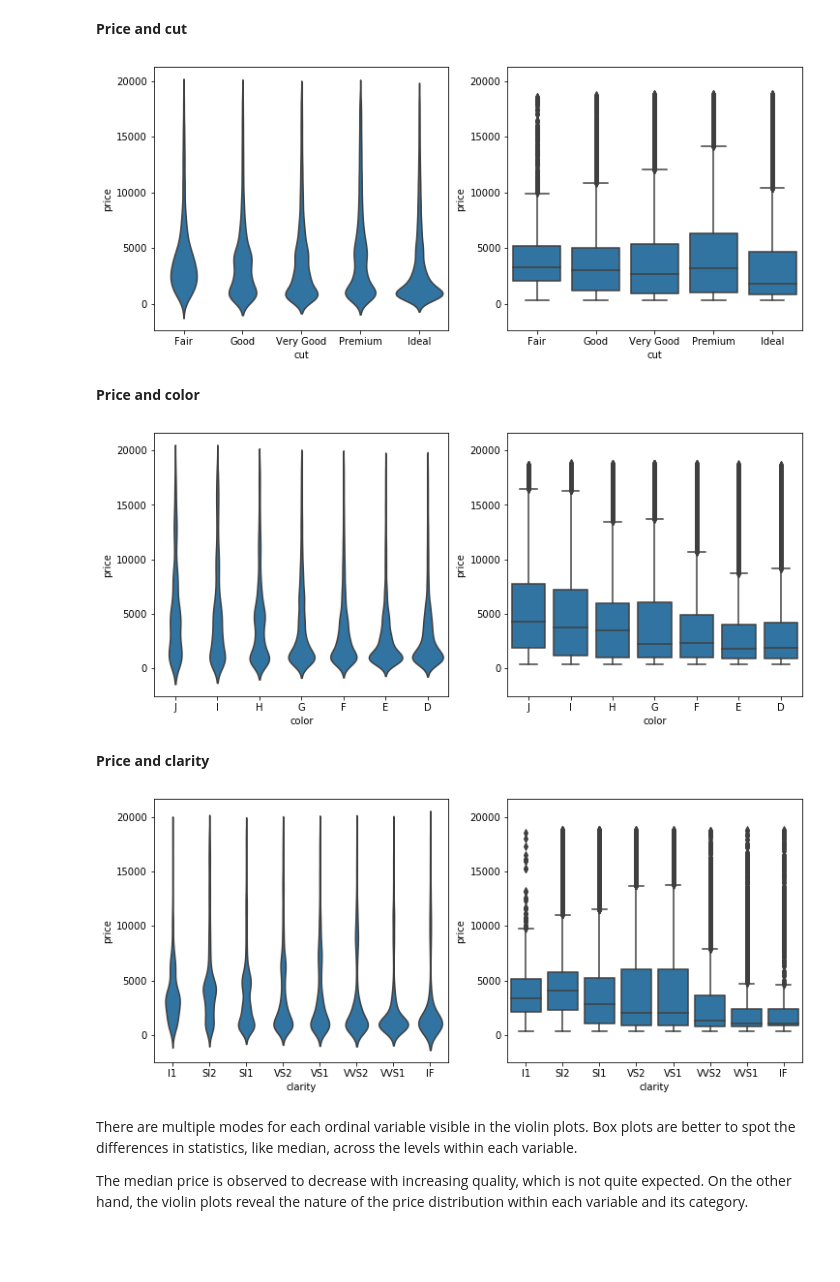
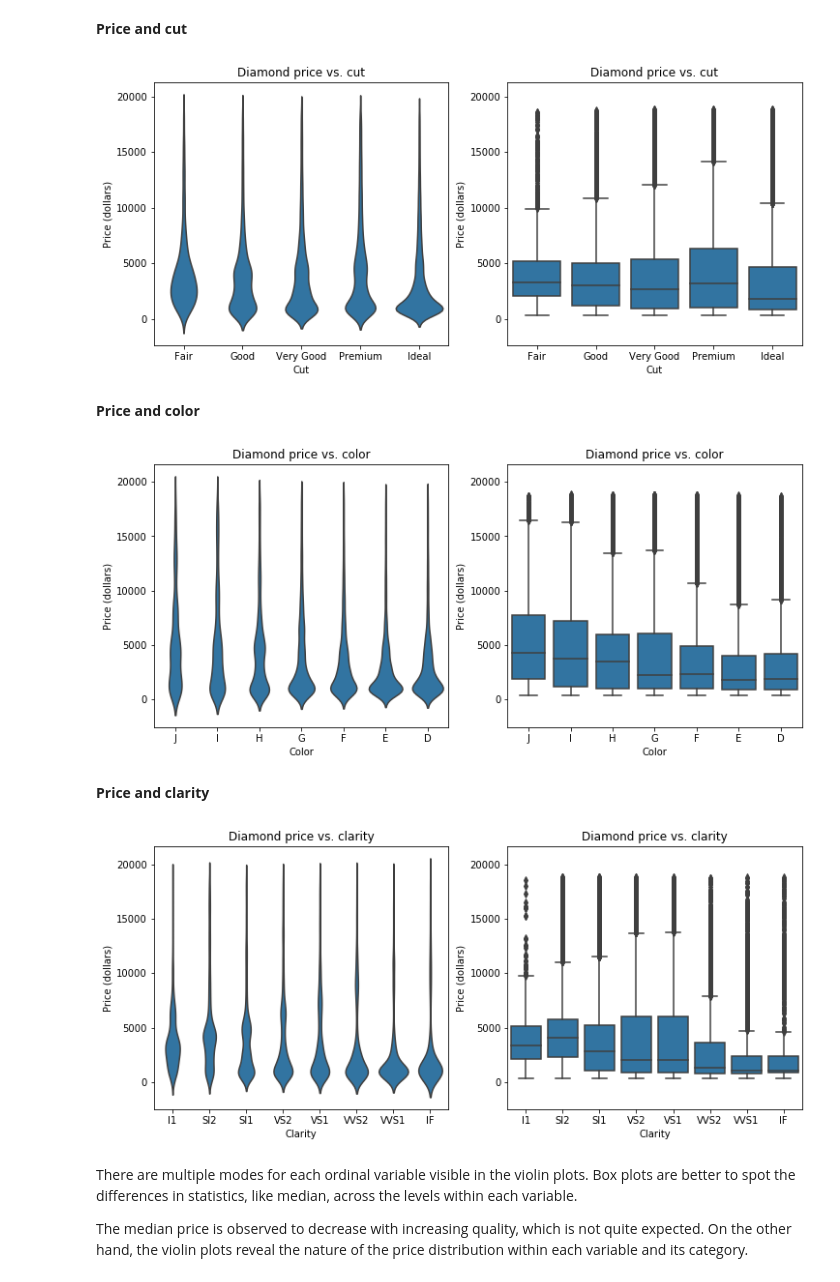
Before and after one commit to mcambalova/data-vis-case-study-diamonds, a Jupyter notebook: data-visualization-diamonds.ipynb, the cells around one changed output. Saved outputs shown, nothing was run; the diff lists cells and outputs as text; code cells hidden in the pictures; blank space fills up the shorter version.

```diff
--- a/data-visualization-diamonds.ipynb
+++ b/data-visualization-diamonds.ipynb
@@ -381,15 +390,21 @@ __Price and cut__
 # %%
 # price vs. cut
 plt.figure(figsize = (12, 5))
 
 plt.subplot(1, 2, 1)
 ax1 = sb.violinplot(data = diamonds, x = 'cut', y = 'price', color = base_color, inner = None)
+plt.title('Diamond price vs. cut')
+plt.xlabel('Cut')
+plt.ylabel('Price (dollars)')
 
 plt.subplot(1, 2, 2)
 sb.boxplot(data = diamonds, x = 'cut', y = 'price', color = base_color)
-plt.ylim(ax1.get_ylim());
+plt.ylim(ax1.get_ylim())
+plt.title('Diamond price vs. cut')
+plt.xlabel('Cut')
+plt.ylabel('Price (dollars)');
 # %% [output]
-[figure, old version]
+[figure, new version]
 # %% [markdown]
 __Price and color__
 # %%
@@ -398,12 +413,18 @@ plt.figure(figsize = (12, 5))
 
 plt.subplot(1, 2, 1)
 ax1 = sb.violinplot(data = diamonds, x = 'color', y = 'price', color = base_color, inner = None)
+plt.title('Diamond price vs. color')
+plt.xlabel('Color')
+plt.ylabel('Price (dollars)')
 
 plt.subplot(1, 2, 2)
 sb.boxplot(data = diamonds, x = 'color', y = 'price', color = base_color)
-plt.ylim(ax1.get_ylim());
+plt.ylim(ax1.get_ylim())
+plt.title('Diamond price vs. color')
+plt.xlabel('Color')
+plt.ylabel('Price (dollars)');
 # %% [output]
-[figure, old version]
+[figure, new version]
 # %% [markdown]
 __Price and clarity__
 # %%
@@ -412,12 +433,18 @@ plt.figure(figsize = (12, 5))
 
 plt.subplot(1, 2, 1)
 ax1 = sb.violinplot(data = diamonds, x = 'clarity', y = 'price', color = base_color, inner = None)
+plt.title('Diamond price vs. clarity')
+plt.xlabel('Clarity')
+plt.ylabel('Price (dollars)')
 
 plt.subplot(1, 2, 2)
 sb.boxplot(data = diamonds, x = 'clarity', y = 'price', color = base_color)
-plt.ylim(ax1.get_ylim());
+plt.ylim(ax1.get_ylim())
+plt.title('Diamond price vs. clarity')
+plt.xlabel('Clarity')
+plt.ylabel('Price (dollars)');
 # %% [output]
-[figure, old version]
+[figure, new version]
 # %% [markdown]
 There are multiple modes for each ordinal variable visible in the violin plots. Box plots are better to spot the differences in statistics, like median, across the levels within each variable.
 
```
Also changed, not shown: parts of 6 cells of this notebook.
